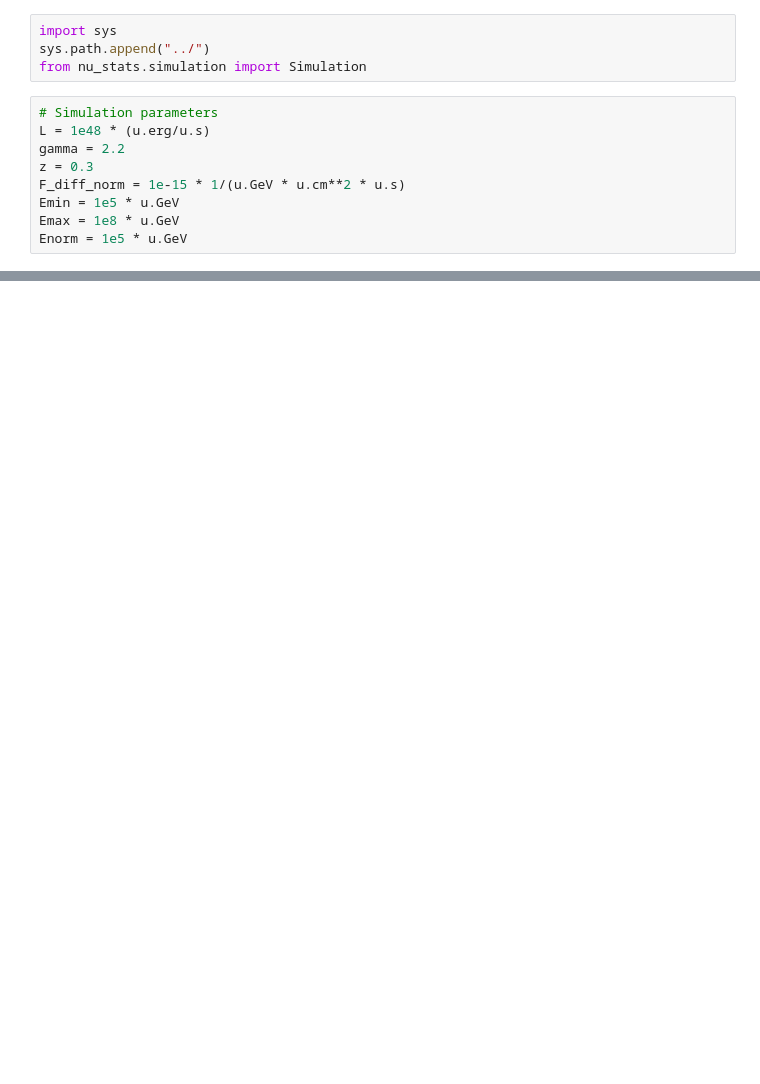
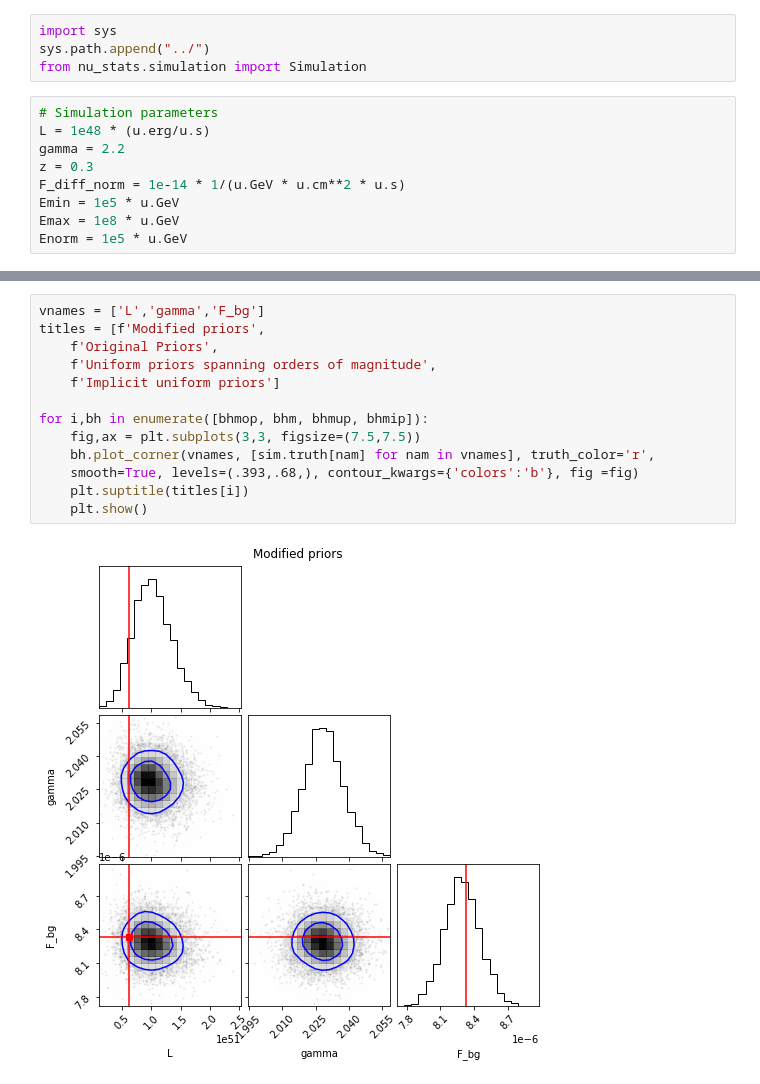
Before and after one commit to cescalara/nu_stats, a Jupyter notebook: examples/bhm_priors.ipynb, the cells around one changed output, grey strips where cells are left out. Drawn from its saved outputs; the diff is of its cells as text; blank space fills up the shorter version.

```diff
--- a/examples/bhm_priors.ipynb
+++ b/examples/bhm_priors.ipynb
@@ -17,7 +18,7 @@ from nu_stats.simulation import Simulation
 L = 1e48 * (u.erg/u.s)
 gamma = 2.2
 z = 0.3
-F_diff_norm = 1e-15 * 1/(u.GeV * u.cm**2 * u.s)
+F_diff_norm = 1e-14 * 1/(u.GeV * u.cm**2 * u.s)
 Emin = 1e5 * u.GeV
 Emax = 1e8 * u.GeV
 Enorm = 1e5 * u.GeV
@@ -130,0 +101,15 @@ plt.show()
+# %%
+vnames = ['L','gamma','F_bg']
+titles = [f'Modified priors',
+    f'Original Priors',
+    f'Uniform priors spanning orders of magnitude',
+    f'Implicit uniform priors']
+
+for i,bh in enumerate([bhmop, bhm, bhmup, bhmip]):
+    fig,ax = plt.subplots(3,3, figsize=(7.5,7.5))
+    bh.plot_corner(vnames, [sim.truth[nam] for nam in vnames], truth_color='r',
+    smooth=True, levels=(.393,.68,), contour_kwargs={'colors':'b'}, fig =fig)
+    plt.suptitle(titles[i])
+    plt.show()
+# %% [output]
+[figure, added]
```
Also changed, not shown: parts of 13 cells of this notebook, 9 other files.
